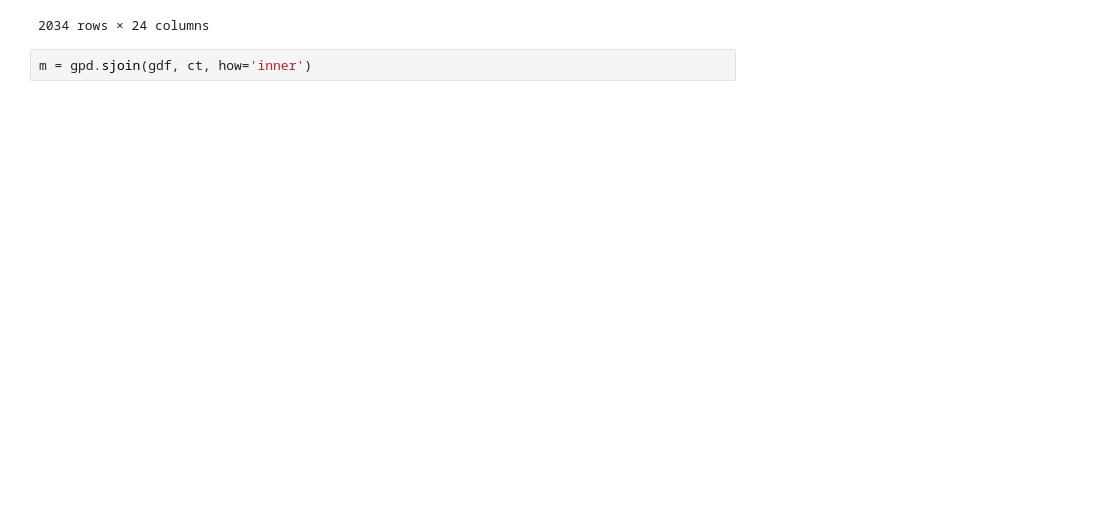
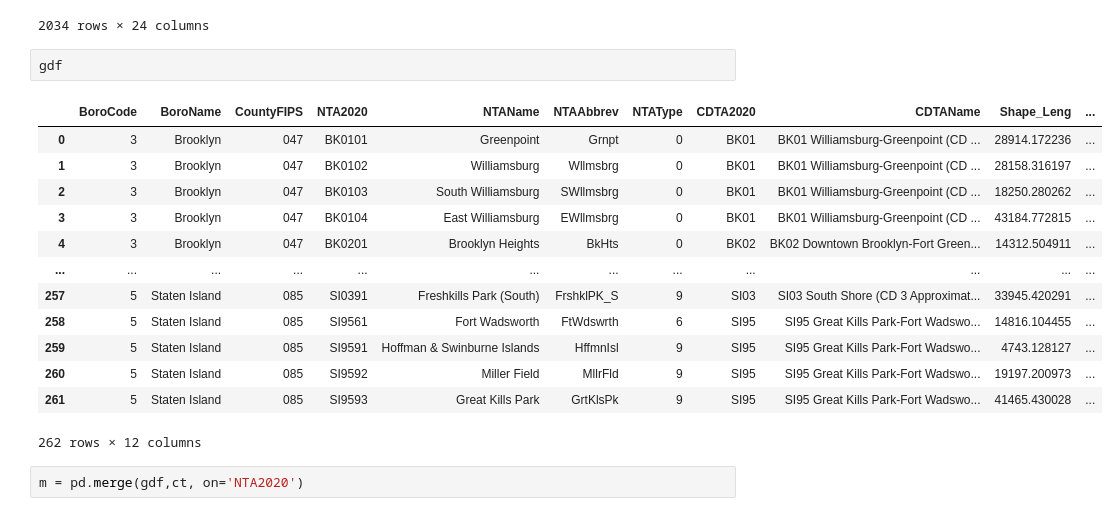
Before and after one commit to emj1020/311_sentiment_analysis, a Jupyter notebook: Scripts/RACE.ipynb, the cells around one changed output. Cells and saved outputs as stored; diff of their text form; blank space fills up the shorter version.

```diff
--- a/Scripts/RACE.ipynb
+++ b/Scripts/RACE.ipynb
@@ -186,8 +186,24 @@ ct
 | 2032 | 475 | 4 | Queens | 047500 | 4047500 | None | Elmhurst | QN0401 | QN04 | QN04 Elmhurst-Corona (CD 4 Approx... | ... |
 | 2033 | 687 | 4 | Queens | 068700 | 4068700 | None | Rego Park | QN0601 | QN06 | QN06 Forest Hills-Rego Park (CD 6... | ... |
 2034 rows × 24 columns
+# %%
+gdf
+# %% [output]
+|  | BoroCode | BoroName | CountyFIPS | NTA2020 | NTAName | NTAAbbrev | NTAType | CDTA2020 | CDTAName | Shape_Leng | ... |
+| 0 | 3 | Brooklyn | 047 | BK0101 | Greenpoint | Grnpt | 0 | BK01 | BK01 Williamsburg-Greenpoint (CD ... | 28914.172236 | ... |
+| 1 | 3 | Brooklyn | 047 | BK0102 | Williamsburg | Wllmsbrg | 0 | BK01 | BK01 Williamsburg-Greenpoint (CD ... | 28158.316197 | ... |
+| 2 | 3 | Brooklyn | 047 | BK0103 | South Williamsburg | SWllmsbrg | 0 | BK01 | BK01 Williamsburg-Greenpoint (CD ... | 18250.280262 | ... |
+| 3 | 3 | Brooklyn | 047 | BK0104 | East Williamsburg | EWllmsbrg | 0 | BK01 | BK01 Williamsburg-Greenpoint (CD ... | 43184.772815 | ... |
+| 4 | 3 | Brooklyn | 047 | BK0201 | Brooklyn Heights | BkHts | 0 | BK02 | BK02 Downtown Brooklyn-Fort Green... | 14312.504911 | ... |
+| ... | ... | ... | ... | ... | ... | ... | ... | ... | ... | ... | ... |
+| 257 | 5 | Staten Island | 085 | SI0391 | Freshkills Park (South) | FrshklPK_S | 9 | SI03 | SI03 South Shore (CD 3 Approximat... | 33945.420291 | ... |
+| 258 | 5 | Staten Island | 085 | SI9561 | Fort Wadsworth | FtWdswrth | 6 | SI95 | SI95 Great Kills Park-Fort Wadswo... | 14816.104455 | ... |
+| 259 | 5 | Staten Island | 085 | SI9591 | Hoffman & Swinburne Islands | HffmnIsl | 9 | SI95 | SI95 Great Kills Park-Fort Wadswo... | 4743.128127 | ... |
+| 260 | 5 | Staten Island | 085 | SI9592 | Miller Field | MllrFld | 9 | SI95 | SI95 Great Kills Park-Fort Wadswo... | 19197.200973 | ... |
+| 261 | 5 | Staten Island | 085 | SI9593 | Great Kills Park | GrtKlsPk | 9 | SI95 | SI95 Great Kills Park-Fort Wadswo... | 41465.430028 | ... |
+262 rows × 12 columns
 # %%
-m = gpd.sjoin(gdf, ct, how='inner')
+m = pd.merge(gdf,ct, on='NTA2020')
 # %%
 m
 # %% [output]
```
Also changed, not shown: parts of 14 cells of this notebook.
